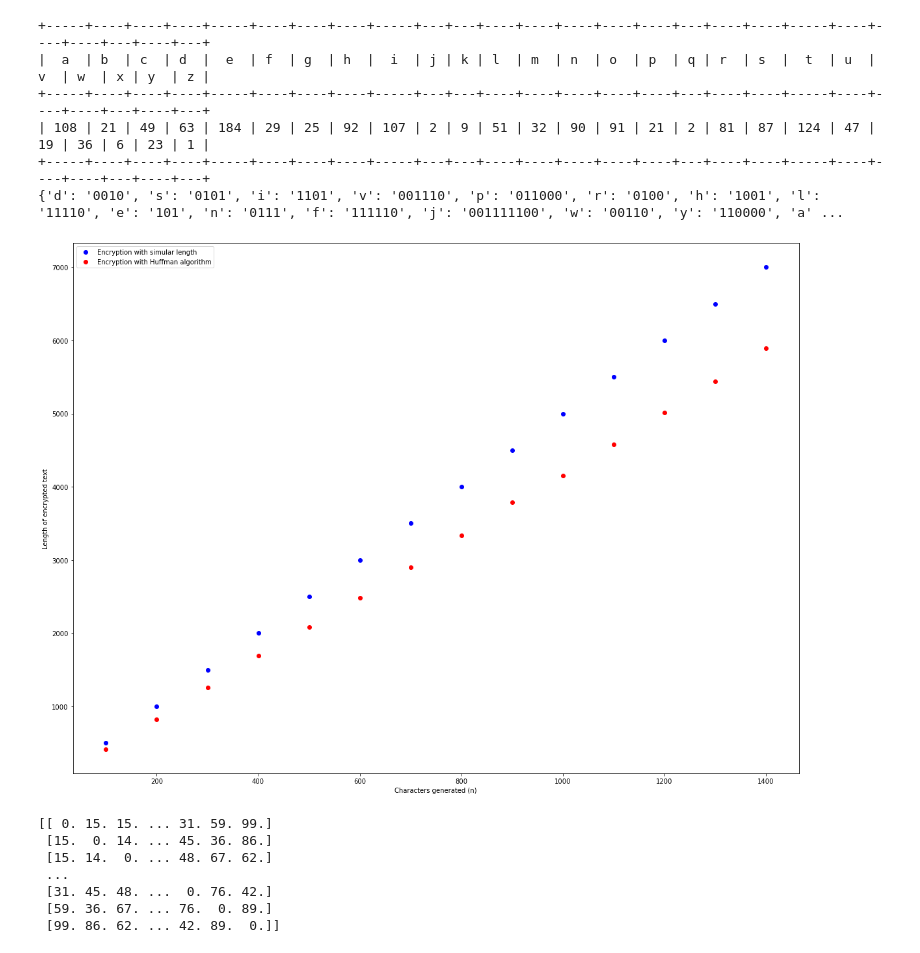
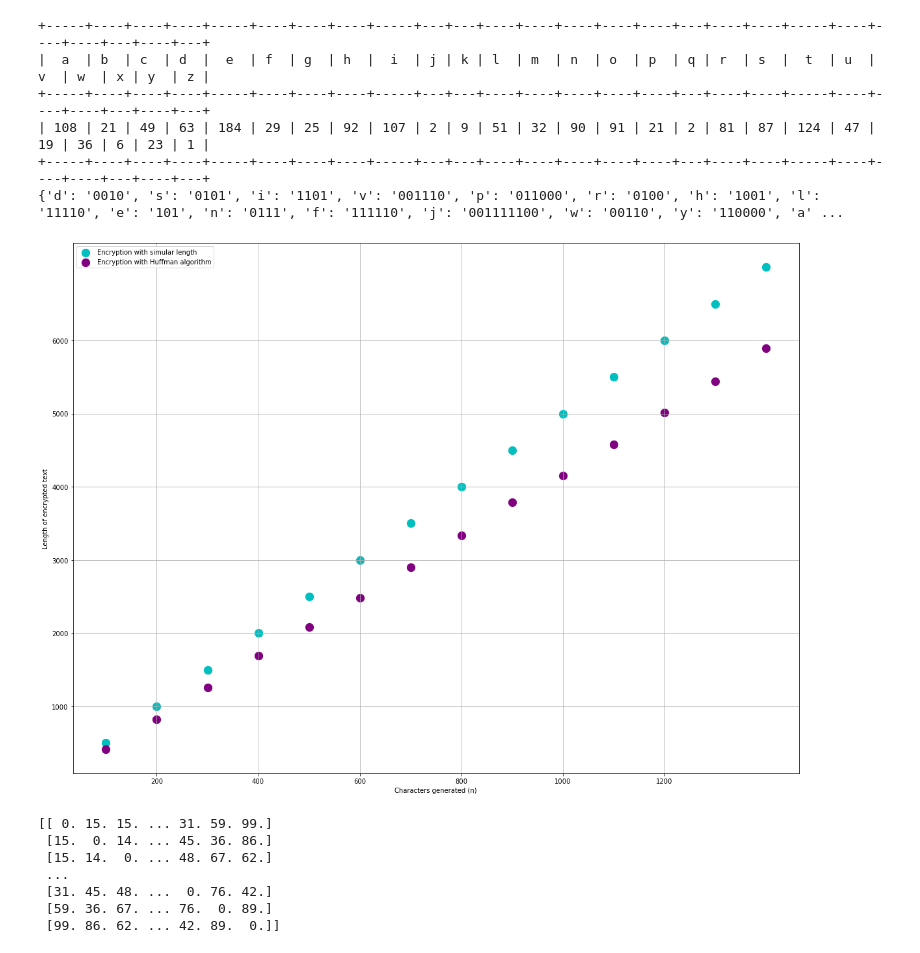
Before and after one commit to zer0deck/py_algorithms, a Jupyter notebook: Advanced algorithms/ex8.ipynb, the cells around one changed output. Drawn from its saved outputs; the diff is of its cells as text; code cells hidden in the pictures.

```diff
--- a/Advanced algorithms/ex8.ipynb
+++ b/Advanced algorithms/ex8.ipynb
@@ -195,15 +179,20 @@ print(Hu_code)
 +-----+----+----+----+-----+----+----+----+-----+---+---+----+----+----+----+----+---+----+----+-----+----+----+----+---+----+---+
 {'d': '0010', 's': '0101', 'i': '1101', 'v': '001110', 'p': '011000', 'r': '0100', 'h': '1001', 'l': '11110', 'e': '101', 'n': '0111', 'f': '111110', 'j': '001111100', 'w': '00110', 'y': '110000', 'a' ...
 # %%
-plt.figure(figsize=(20,15))
-plt.plot(plot_len, Sl_len,'bo', label='Encryption with simular length')
-plt.plot(plot_len, Hu_len, 'ro', label='Encryption with Huffman algorithm')
+# printing the result of two encryption types
+fig = plt.figure(figsize=(20,15))
+ax = fig.gca()
+ax.set_xticks(np.arange(200, 1400, 200))
+ax.set_yticks(np.arange(1000, 7000, 1000))
+plt.scatter(plot_len, Sl_len, s=150, c='c', marker='o', label='Encryption with simular length')
+plt.scatter(plot_len, Hu_len, s=150, c='purple', marker='o', label='Encryption with Huffman algorithm')
 plt.ylabel('Length of encrypted text', fontsize=10)
 plt.xlabel('Characters generated (n)', fontsize=10)
 plt.legend(fontsize=10)
+plt.grid()
 plt.show()
 # %% [output]
-[figure, old version]
+[figure, new version]
 # %%
 # list of values for Prim algorithm
 vert = 50
```
Also changed, not shown: parts of 1 cell of this notebook.
